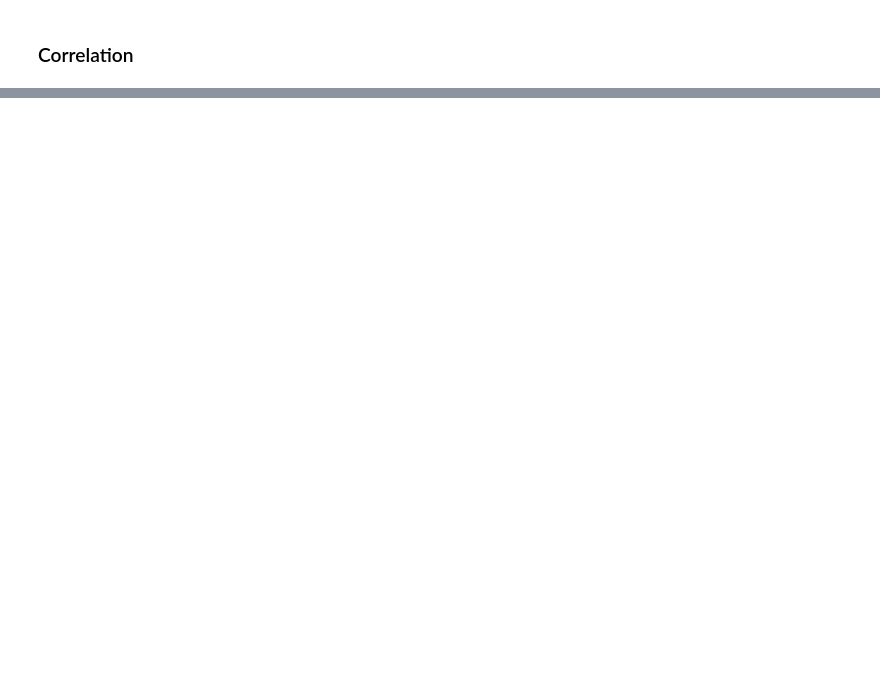
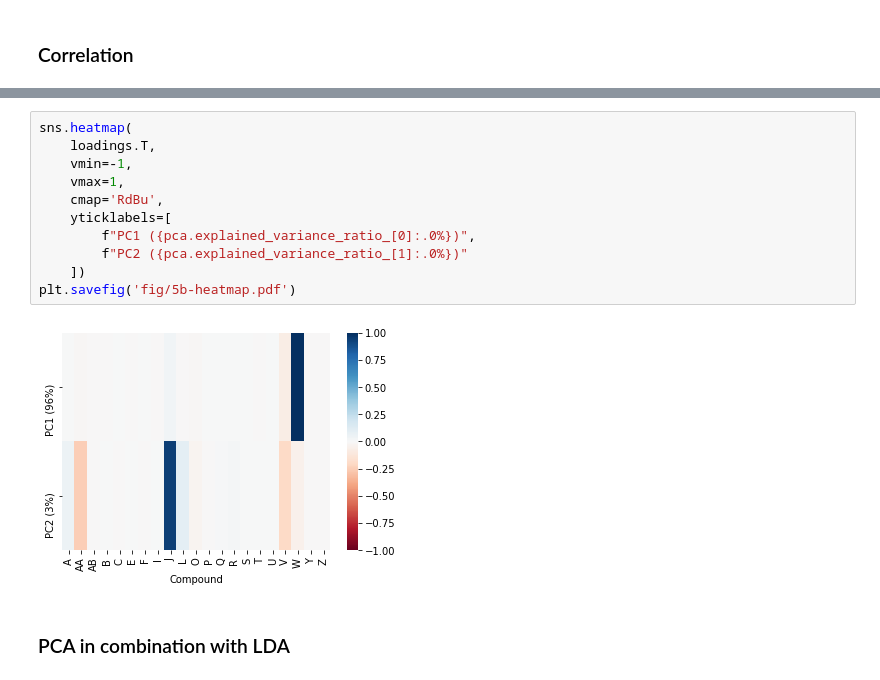
Before and after one commit to mirjamdebruin/impurity_profiling, a Jupyter notebook: impurity_profiling.ipynb, the cells around one changed output, grey strips where cells are left out. Cells and saved outputs as stored; diff of their text form; blank space fills up the shorter version.

```diff
--- a/impurity_profiling.ipynb
+++ b/impurity_profiling.ipynb
@@ -249,0 +163,15 @@ array([2.11577486])
+# %%
+sns.heatmap(
+    loadings.T,
+    vmin=-1,
+    vmax=1,
+    cmap='RdBu',
+    yticklabels=[
+        f"PC1 ({pca.explained_variance_ratio_[0]:.0%})",
+        f"PC2 ({pca.explained_variance_ratio_[1]:.0%})"
+    ])
+plt.savefig('fig/5b-heatmap.pdf')
+# %% [output]
+[figure, added]
+# %% [markdown]
+### PCA in combination with LDA
```
Also changed, not shown: parts of 47 cells of this notebook, 11 other files.
